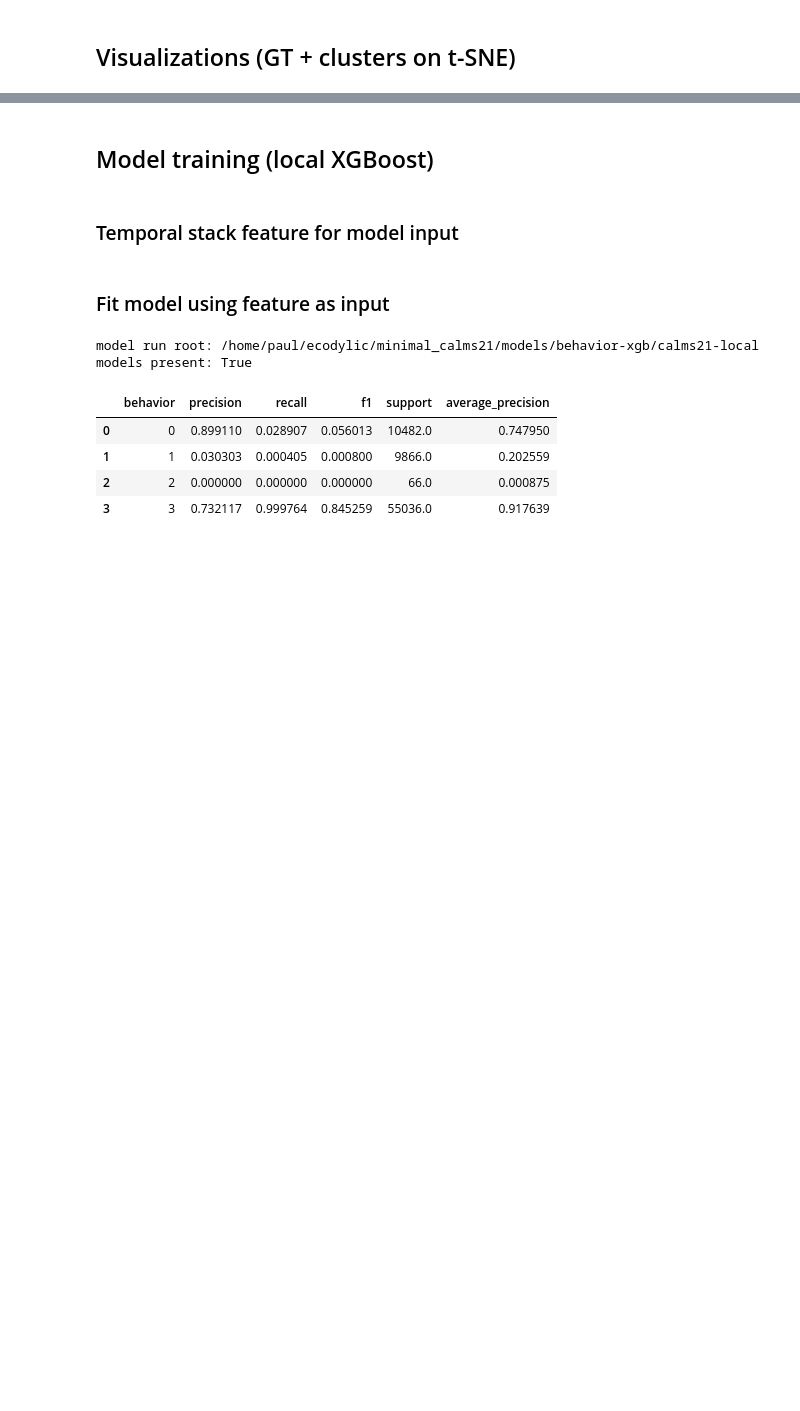
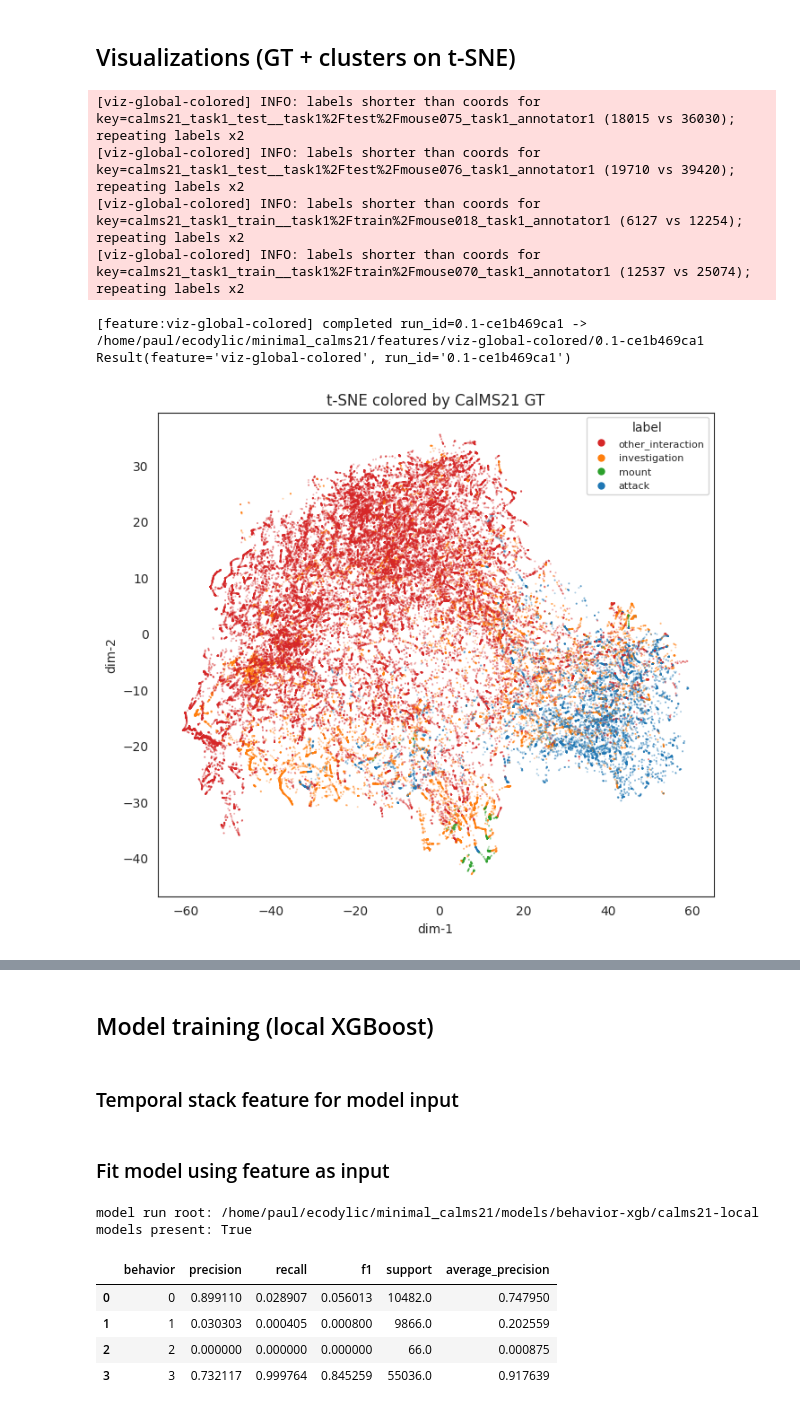
Before and after one commit to EcodylicScience/mosaic, a Jupyter notebook: notebooks/calms21-template.ipynb, the cells around one changed output, grey strips where cells are left out. Cells and saved outputs as stored; diff of their text form; code cells hidden in the pictures; blank space fills up the shorter version.

```diff
--- a/notebooks/calms21-template.ipynb
+++ b/notebooks/calms21-template.ipynb
@@ -193,18 +243,27 @@ agr
 # %%
 # visualization features also follow the new feature/artifact input
 
 viz_gt = VizGlobalColored(
     params={
-        "coords": GlobalTSNE.SeqCoordsArtifact.from_result(tsne_result),
+        "x": ResultColumn(column="tsne_x").from_result(tsne_result),
+        "y": ResultColumn(column="tsne_y").from_result(tsne_result),
         "labels": GroundTruthLabelsSource(),  # load dataset default ground truth labels
         "title": "t-SNE colored by CalMS21 GT",
         "label_order": list(BEHAVIOR_LABEL_MAP.keys()),
         "label_name_map": BEHAVIOR_LABEL_MAP,
         "palette": sns.color_palette("tab10", len(BEHAVIOR_LABEL_MAP)),
     }
 )
 viz_gt_result = dataset.run_feature(viz_gt, groups=GROUP_SCOPE, overwrite=True)
 print(viz_gt_result)
+# %% [output]
+[viz-global-colored] INFO: labels shorter than coords for key=calms21_task1_test__task1%2Ftest%2Fmouse075_task1_annotator1 (18015 vs 36030); repeating labels x2
+[viz-global-colored] INFO: labels shorter than coords for key=calms21_task1_test__task1%2Ftest%2Fmouse076_task1_annotator1 (19710 vs 39420); repeating labels x2
+[viz-global-colored] INFO: labels shorter than coords for key=calms21_task1_train__task1%2Ftrain%2Fmouse018_task1_annotator1 (6127 vs 12254); repeating labels x2
+[viz-global-colored] INFO: labels shorter than coords for key=calms21_task1_train__task1%2Ftrain%2Fmouse070_task1_annotator1 (12537 vs 25074); repeating labels x2
+[feature:viz-global-colored] completed run_id=0.1-ce1b469ca1 -> /home/paul/ecodylic/minimal_calms21/features/viz-global-colored/0.1-ce1b469ca1
+Result(feature='viz-global-colored', run_id='0.1-ce1b469ca1')
+[figure, added]
 # %%
 viz_km = VizGlobalColored(
     params={
```
Also changed, not shown: parts of 11 cells of this notebook, 30 other files.
